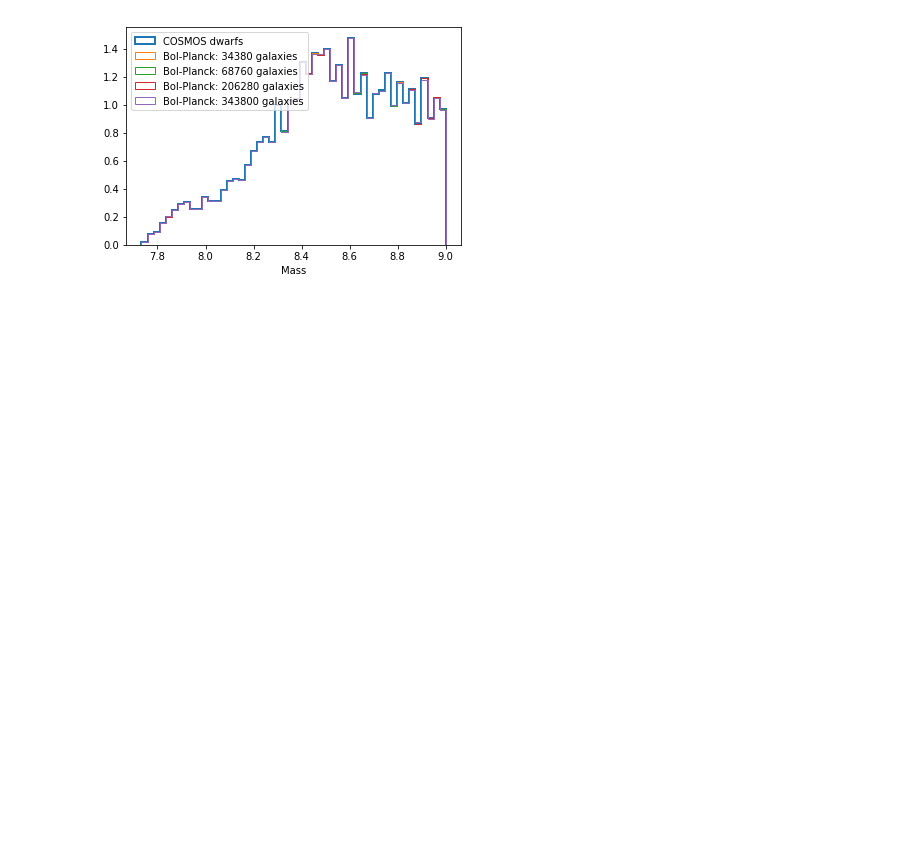
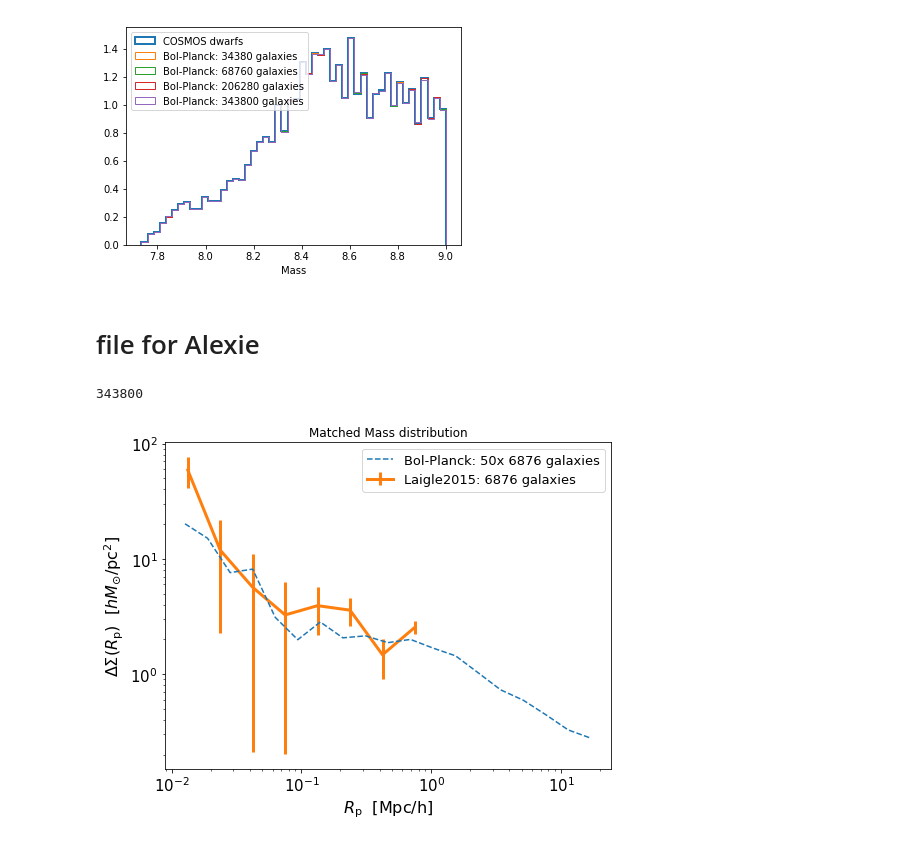
Before and after one commit to f-ardila/dwarf_lensing, a Jupyter notebook: dwarf_lensing.ipynb, the cells around one changed output. Saved outputs shown, nothing was run; the diff lists cells and outputs as text; code cells hidden in the pictures; blank space fills up the shorter version.

```diff
--- a/dwarf_lensing.ipynb
+++ b/dwarf_lensing.ipynb
@@ -774,3 +894,47 @@ plt.legend(loc='upper left')
 plt.show()
 # %% [output]
 [figure]
+# %% [markdown]
+# file for Alexie
+# %%
+rp_bins = np.logspace(-2, 1.3, 20)
+# %%
+dwarf_galaxies = dwarf_galaxies_50
+print len(dwarf_galaxies)
+
+x = [gal[1] for gal in dwarf_galaxies]
+y = [gal[2] for gal in dwarf_galaxies]
+z = [gal[3] for gal in dwarf_galaxies]
+galaxies = np.vstack((x, y, z)).T
+
+mass_encl = total_mass_enclosed_per_cylinder(galaxies, particles, particle_masses, downsampling_factor, rp_bins, period)
+
+rp, ds = delta_sigma_from_precomputed_pairs(galaxies, mass_encl, rp_bins, period, cosmology=halocat.cosmology)
+ds = ds/1e12 #there seems to be a discrepancy in units pc^2 --> Mpc^2
+# %% [output]
+343800
+# %%
+fig, ax = plt.subplots(1, 1, figsize=(8, 6))
+
+plt.loglog()
+
+ax.plot(rp, ds, label=r'Bol-Planck: ' +str(n)+ 'x '+str(len(dwarf_masses))+' galaxies', linestyle='--', zorder=3)
+# ax.fill_between(rp, ds,ds, alpha=0.5)
+
+ax.errorbar(cosmos_lensing_signal['R(Mpc)'], cosmos_lensing_signal['SigR(Msun/pc^2)'], yerr=cosmos_lensing_signal['err(weights)'],
+            label=r'Laigle2015: ' +str(len(dwarf_masses))+ ' galaxies', linewidth=3, zorder=1)
+# ax.fill_between(cosmos_lensing_signal['R(Mpc)'], cosmos_lensing_signal['SigR(Msun/pc^2)']+cosmos_lensing_signal['err(weights)'],
+#                 cosmos_lensing_signal['SigR(Msun/pc^2)']-cosmos_lensing_signal['err(weights)'], alpha=0.5)
+
+# __=ax.set_xlim(xmin = 0.01, xmax = 1)
+# __=ax.set_ylim(ymin = 0.5, ymax = 200)
+
+__=ax.set_xlabel(r'$R_{\rm p} $  $\rm{[Mpc / h]}$', fontsize=16)
+__=ax.set_ylabel(r'$\Delta\Sigma(R_{\rm p})$  $[h M_{\odot} / {\rm pc}^2]$', fontsize=16)
+__=ax.legend(loc='best', fontsize=13)
+__=plt.xticks(fontsize=15); plt.yticks(fontsize=15)
+
+plt.title('Matched Mass distribution')
+plt.show()
+# %% [output]
+[figure, added]
```
Also changed, not shown: parts of 28 cells of this notebook.
